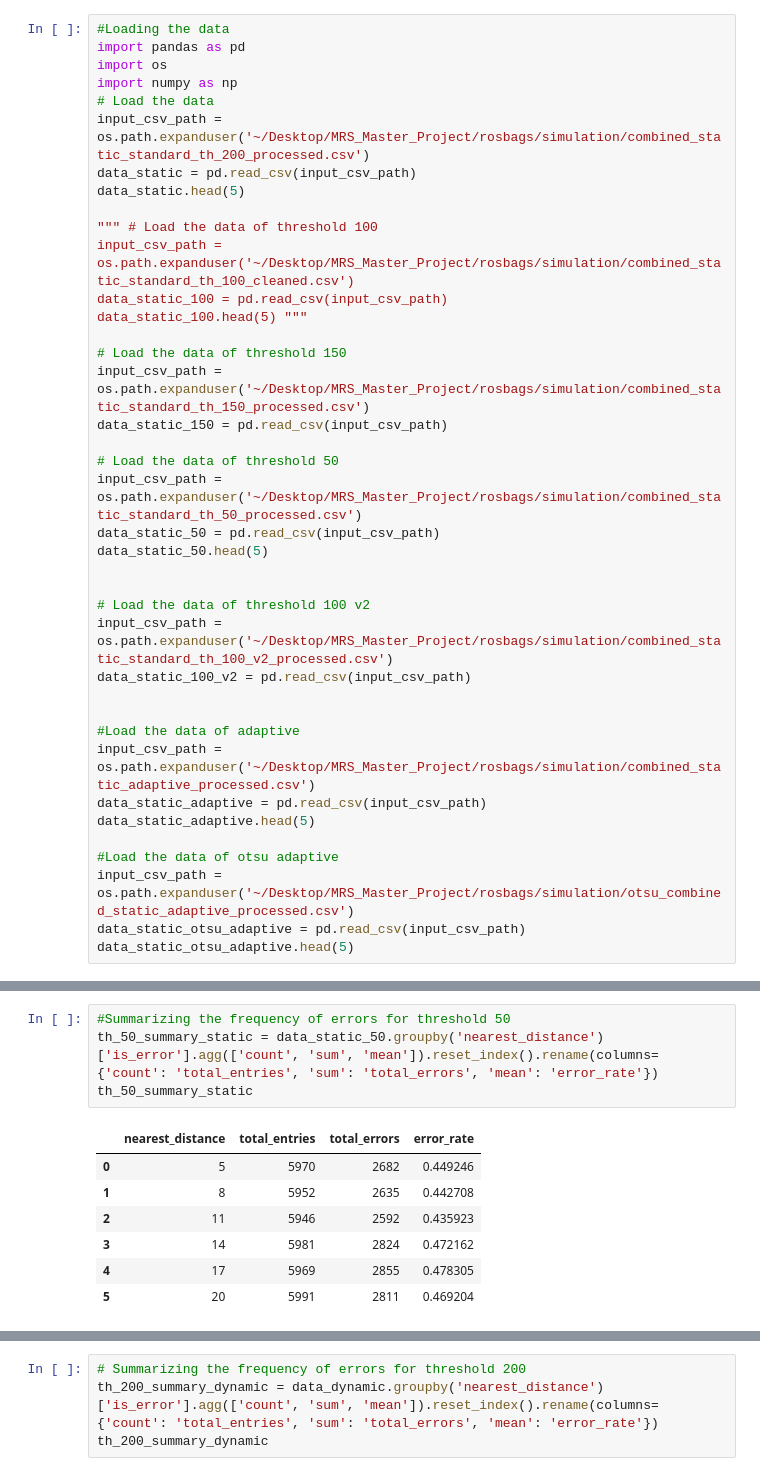
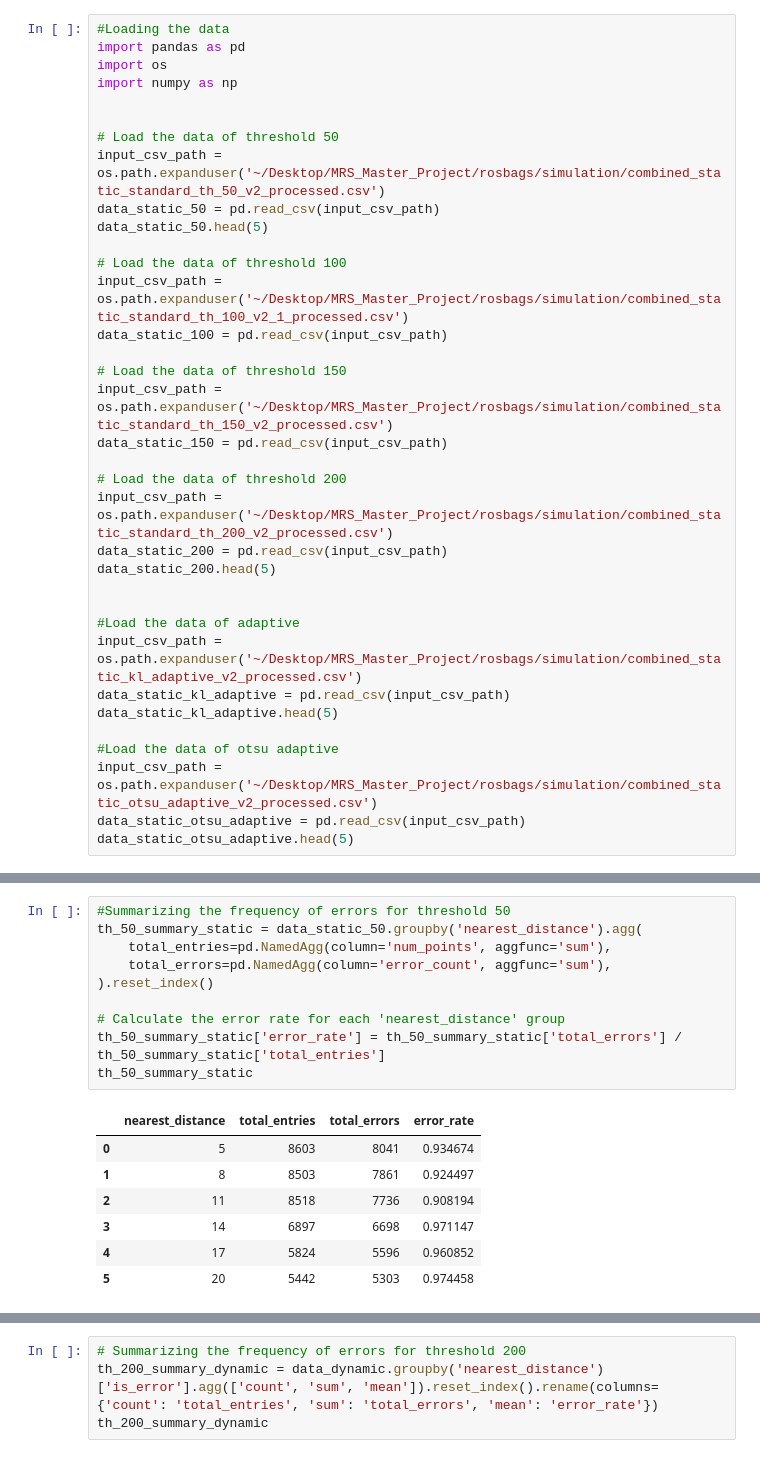
Before and after one commit to MarlonRiv/uvdar_core, a Jupyter notebook: scripts/Processing_evaluation_distance.ipynb, the cells around one changed output, grey strips where cells are left out. Saved outputs shown, nothing was run; the diff lists cells and outputs as text.

```diff
--- a/scripts/Processing_evaluation_distance.ipynb
+++ b/scripts/Processing_evaluation_distance.ipynb
@@ -99,38 +97,34 @@ data.head(50)
 import pandas as pd
 import os
 import numpy as np
-# Load the data
-input_csv_path = os.path.expanduser('~/Desktop/MRS_Master_Project/rosbags/simulation/combined_static_standard_th_200_processed.csv')
-data_static = pd.read_csv(input_csv_path)
-data_static.head(5)
 
-""" # Load the data of threshold 100
-input_csv_path = os.path.expanduser('~/Desktop/MRS_Master_Project/rosbags/simulation/combined_static_standard_th_100_cleaned.csv')
-data_static_100 = pd.read_csv(input_csv_path)
-data_static_100.head(5) """
-
-# Load the data of threshold 150
-input_csv_path = os.path.expanduser('~/Desktop/MRS_Master_Project/rosbags/simulation/combined_static_standard_th_150_processed.csv')
-data_static_150 = pd.read_csv(input_csv_path)
 
 # Load the data of threshold 50
-input_csv_path = os.path.expanduser('~/Desktop/MRS_Master_Project/rosbags/simulation/combined_static_standard_th_50_processed.csv')
+input_csv_path = os.path.expanduser('~/Desktop/MRS_Master_Project/rosbags/simulation/combined_static_standard_th_50_v2_processed.csv')
 data_static_50 = pd.read_csv(input_csv_path)
 data_static_50.head(5)
 
+# Load the data of threshold 100
+input_csv_path = os.path.expanduser('~/Desktop/MRS_Master_Project/rosbags/simulation/combined_static_standard_th_100_v2_1_processed.csv')
+data_static_100 = pd.read_csv(input_csv_path)
 
-# Load the data of threshold 100 v2
-input_csv_path = os.path.expanduser('~/Desktop/MRS_Master_Project/rosbags/simulation/combined_static_standard_th_100_v2_processed.csv')
-data_static_100_v2 = pd.read_csv(input_csv_path)
+# Load the data of threshold 150
+input_csv_path = os.path.expanduser('~/Desktop/MRS_Master_Project/rosbags/simulation/combined_static_standard_th_150_v2_processed.csv')
+data_static_150 = pd.read_csv(input_csv_path)
+
+# Load the data of threshold 200
+input_csv_path = os.path.expanduser('~/Desktop/MRS_Master_Project/rosbags/simulation/combined_static_standard_th_200_v2_processed.csv')
+data_static_200 = pd.read_csv(input_csv_path)
+data_static_200.head(5)
 
 
 #Load the data of adaptive
-input_csv_path = os.path.expanduser('~/Desktop/MRS_Master_Project/rosbags/simulation/combined_static_adaptive_processed.csv')
-data_static_adaptive = pd.read_csv(input_csv_path)
-data_static_adaptive.head(5)
+input_csv_path = os.path.expanduser('~/Desktop/MRS_Master_Project/rosbags/simulation/combined_static_kl_adaptive_v2_processed.csv')
+data_static_kl_adaptive = pd.read_csv(input_csv_path)
+data_static_kl_adaptive.head(5)
 
 #Load the data of otsu adaptive
-input_csv_path = os.path.expanduser('~/Desktop/MRS_Master_Project/rosbags/simulation/otsu_combined_static_adaptive_processed.csv')
+input_csv_path = os.path.expanduser('~/Desktop/MRS_Master_Project/rosbags/simulation/combined_static_otsu_adaptive_v2_processed.csv')
 data_static_otsu_adaptive = pd.read_csv(input_csv_path)
 data_static_otsu_adaptive.head(5)
 # %% [output]
@@ -183,13 +179,19 @@ data_dynamic_otsu_adaptive.head(5)
 | 4 | 513.412 | 4.995767 | 0.0 | 0 | 5 |
 # %%
 #Summarizing the frequency of errors for threshold 50
-th_50_summary_static = data_static_50.groupby('nearest_distance')['is_error'].agg(['count', 'sum', 'mean']).reset_index().rename(columns={'count': 'total_entries', 'sum': 'total_errors', 'mean': 'error_rate'})
+th_50_summary_static = data_static_50.groupby('nearest_distance').agg(
+    total_entries=pd.NamedAgg(column='num_points', aggfunc='sum'),
+    total_errors=pd.NamedAgg(column='error_count', aggfunc='sum'),
+).reset_index()
+
+# Calculate the error rate for each 'nearest_distance' group
+th_50_summary_static['error_rate'] = th_50_summary_static['total_errors'] / th_50_summary_static['total_entries']
 th_50_summary_static
 # %% [output]
 |  | nearest_distance | total_entries | total_errors | error_rate |
-| 0 | 5 | 5970 | 2682 | 0.449246 |
-| 1 | 8 | 5952 | 2635 | 0.442708 |
-| 2 | 11 | 5946 | 2592 | 0.435923 |
-| 3 | 14 | 5981 | 2824 | 0.472162 |
-| 4 | 17 | 5969 | 2855 | 0.478305 |
-| 5 | 20 | 5991 | 2811 | 0.469204 |
+| 0 | 5 | 8603 | 8041 | 0.934674 |
+| 1 | 8 | 8503 | 7861 | 0.924497 |
+| 2 | 11 | 8518 | 7736 | 0.908194 |
+| 3 | 14 | 6897 | 6698 | 0.971147 |
+| 4 | 17 | 5824 | 5596 | 0.960852 |
+| 5 | 20 | 5442 | 5303 | 0.974458 |
```
Also changed, not shown: parts of 20 cells of this notebook, 1 other file.
